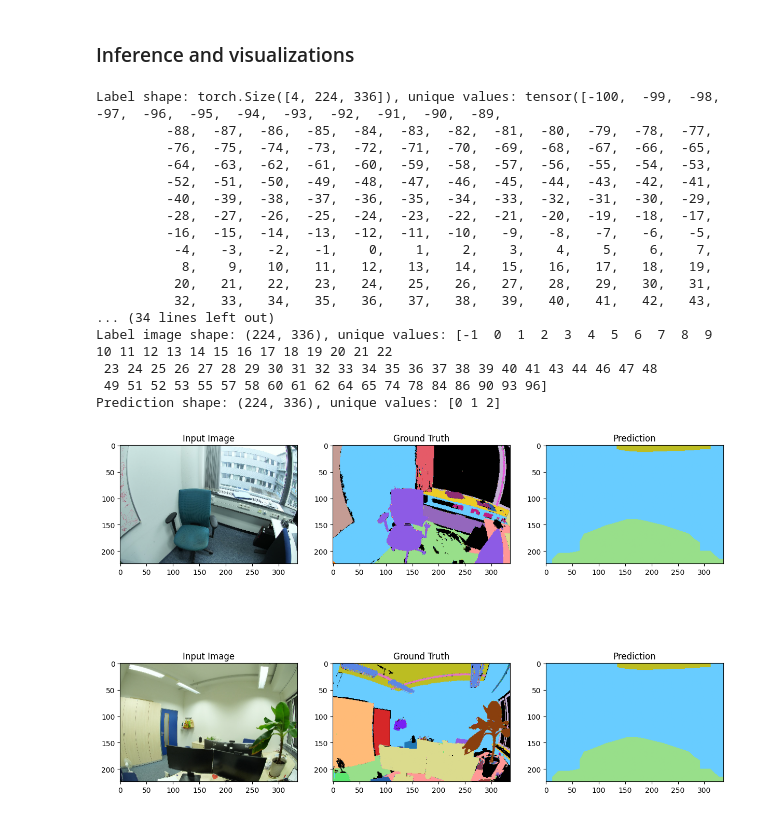
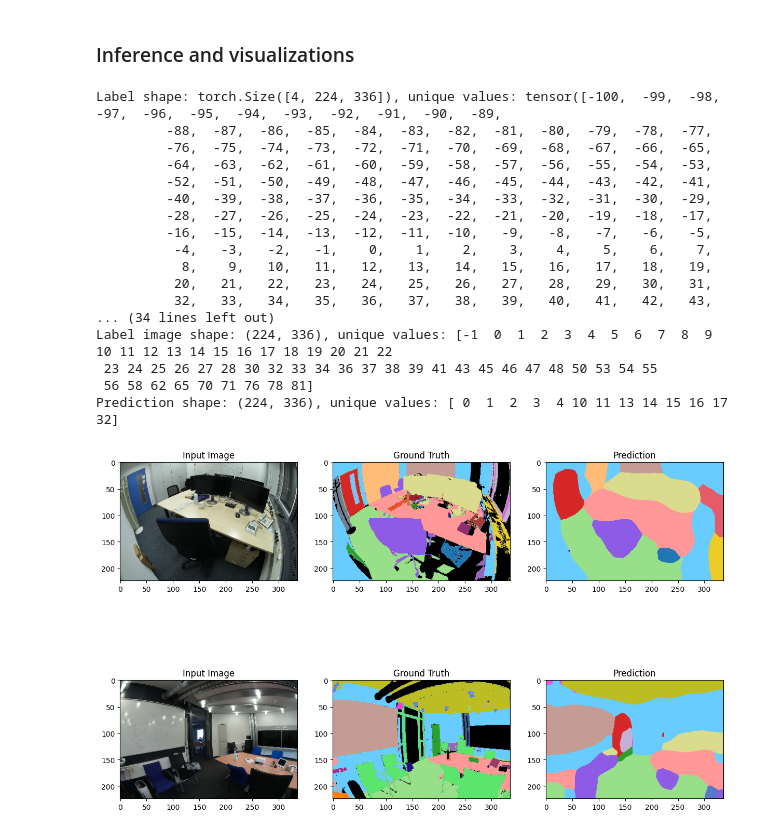
Before and after one commit to HUQiancheng/new-script, a Jupyter notebook: train.ipynb, the cells around one changed output. Drawn from its saved outputs; the diff is of its cells as text; code cells hidden in the pictures.

```diff
--- a/train.ipynb
+++ b/train.ipynb
@@ -45,7 +45,7 @@ transform = T.Compose([
 # Create datasets and dataloaders
 train_dataset = DSLRDataset(data_dir, train_split_file, transform=transform)
 val_dataset = DSLRDataset(data_dir, val_split_file, transform=transform)
-train_loader = DataLoader(train_dataset, batch_size=4, shuffle=True, num_workers=4)
+train_loader = DataLoader(train_dataset, batch_size=8, shuffle=True, num_workers=4)
 val_loader = DataLoader(val_dataset, batch_size=4, shuffle=False, num_workers=4)
 # %% [markdown]
 ### Visualize first
@@ -84,11 +84,11 @@ Label image shape: (224, 336), unique values: [-100  -99  -98  -97  -96  -95  -9
 from scripts.networks.nn_2d import MobileNetV3_Segmentation
 from scripts.networks.nn_2d_dino import DINOv2_Segmentation
 
-# # Instantiate the model and move it to the device: MobileNetV3_Segmentation
-# model = MobileNetV3_Segmentation(num_classes=101).to(device)
+# Instantiate the model and move it to the device: MobileNetV3_Segmentation
+model = MobileNetV3_Segmentation(num_classes=100).to(device)
 
-# Instantiate the model and move it to the device: Dinov2
-model = DINOv2_Segmentation(num_classes=100).to(device)
+# # Instantiate the model and move it to the device: Dinov2
+# model = DINOv2_Segmentation(num_classes=100).to(device)
 
 
 # Define the ignore index for invalid labels
@@ -96,7 +96,7 @@ IGNORE_INDEX = -1
 
 # Define loss function and optimizer
 criterion = nn.CrossEntropyLoss(ignore_index=IGNORE_INDEX)
-optimizer = optim.Adam(model.parameters(), lr=0.001, weight_decay=1e-4)
+optimizer = optim.Adam(model.parameters(), lr=0.002, weight_decay=1e-4)
 
 # Initialize TensorBoard SummaryWriter
 writer = SummaryWriter(log_dir='./runs')
@@ -122,8 +122,8 @@ if latest_checkpoint:
 ### Train loop
 # %%
 # Training loop
-num_epochs = 200
-save_interval = 5  # Save a checkpoint every 5 epochs
+num_epochs = 220
+save_interval = 10  # Save a checkpoint every 5 epochs
 
 for epoch in range(start_epoch, num_epochs):
 
@@ -217,25 +217,25 @@ KeyboardInterrupt:
 ### Inference and visualizations
 # %%
 # Inference and visualize predictions
-inference_checkpoint_path = os.path.join(checkpoint_dir, 'checkpoint_epoch_5.pth.tar')
-inputs, labels, predictions = inference(model, train_loader, device, num_samples=2)
+inference_checkpoint_path = os.path.join(checkpoint_dir, 'checkpoint_epoch_220.pth.tar')
+inputs, labels, predictions = inference(model, val_loader, device, num_samples=2)
 visualize_predictions(inputs, labels, predictions, palette_file='scripts/utils/palette_scannet200.txt')
 # %% [output]
 Label shape: torch.Size([4, 224, 336]), unique values: tensor([-100,  -99,  -98,  -97,  -96,  -95,  -94,  -93,  -92,  -91,  -90,  -89,
          -88,  -87,  -86,  -85,  -84,  -83,  -82,  -81,  -80,  -79,  -78,  -77,
          -76,  -75,  -74,  -73,  -72,  -71,  -70,  -69,  -68,  -67,  -66,  -65,
          -64,  -63,  -62,  -61,  -60,  -59,  -58,  -57,  -56,  -55,  -54,  -53,
          -52,  -51,  -50,  -49,  -48,  -47,  -46,  -45,  -44,  -43,  -42,  -41,
          -40,  -39,  -38,  -37,  -36,  -35,  -34,  -33,  -32,  -31,  -30,  -29,
          -28,  -27,  -26,  -25,  -24,  -23,  -22,  -21,  -20,  -19,  -18,  -17,
          -16,  -15,  -14,  -13,  -12,  -11,  -10,   -9,   -8,   -7,   -6,   -5,
           -4,   -3,   -2,   -1,    0,    1,    2,    3,    4,    5,    6,    7,
            8,    9,   10,   11,   12,   13,   14,   15,   16,   17,   18,   19,
           20,   21,   22,   23,   24,   25,   26,   27,   28,   29,   30,   31,
           32,   33,   34,   35,   36,   37,   38,   39,   40,   41,   42,   43,
 ... (34 lines left out)
 Label image shape: (224, 336), unique values: [-1  0  1  2  3  4  5  6  7  8  9 10 11 12 13 14 15 16 17 18 19 20 21 22
- 23 24 25 26 27 28 29 30 31 32 33 34 35 36 37 38 39 40 41 43 44 46 47 48
- 49 51 52 53 55 57 58 60 61 62 64 65 74 78 84 86 90 93 96]
-Prediction shape: (224, 336), unique values: [0 1 2]
+ 23 24 25 26 27 28 30 32 33 34 36 37 38 39 41 43 45 46 47 48 50 53 54 55
+ 56 58 62 65 70 71 76 78 81]
+Prediction shape: (224, 336), unique values: [ 0  1  2  3  4 10 11 13 14 15 16 17 32]
-[figure, old version]
+[figure, new version]
```
Also changed, not shown: parts of 4 cells of this notebook, 3 other files.
